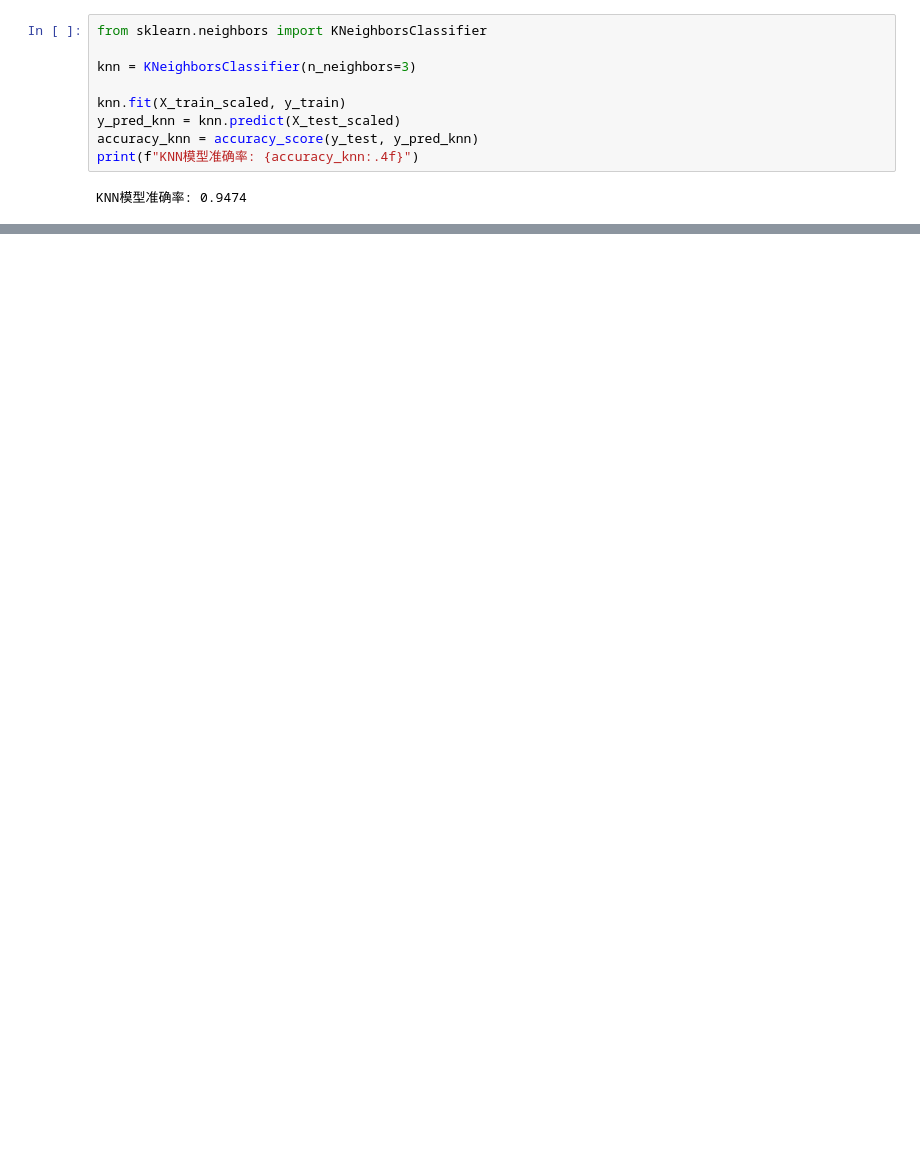
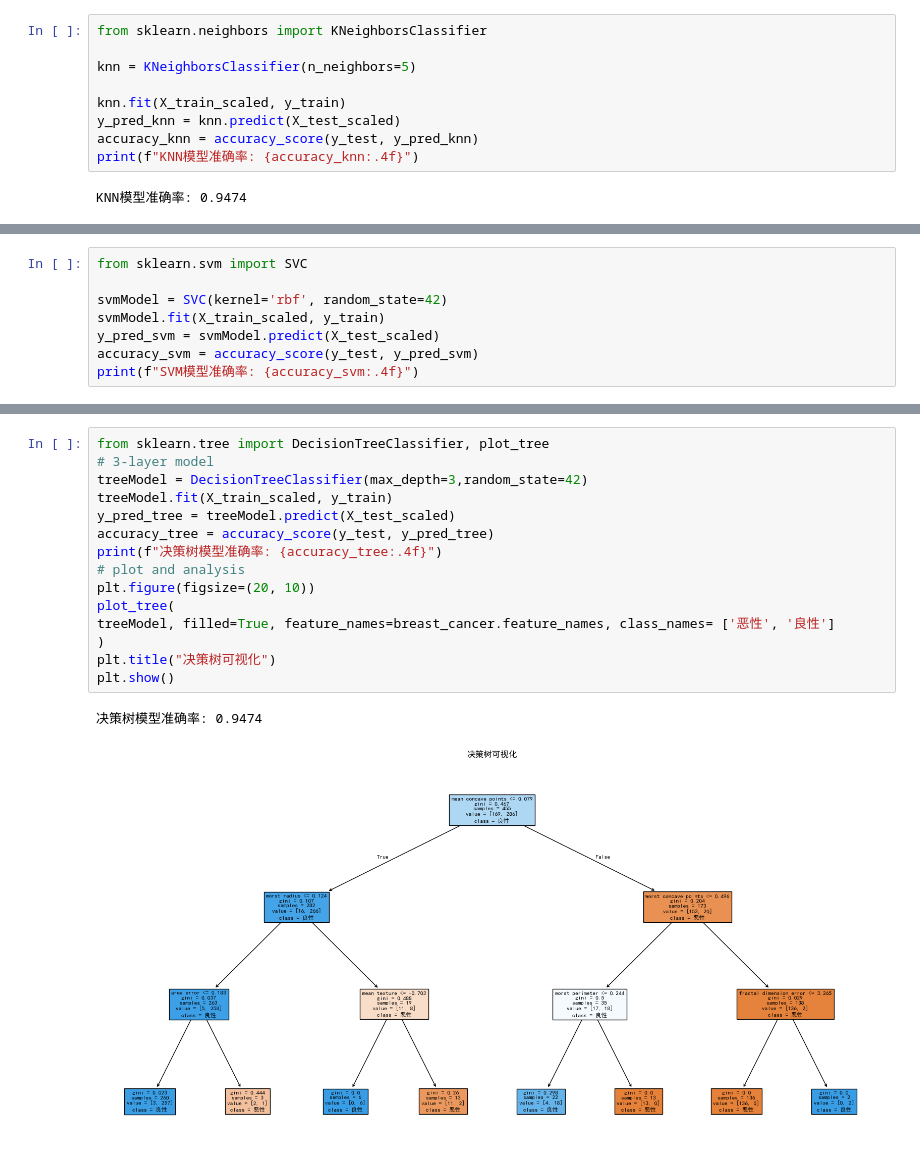
Before and after one commit to lenze374/machineLearning, a Jupyter notebook: supervised.ipynb, the cells around one changed output, grey strips where cells are left out. Cells and saved outputs as stored; diff of their text form; blank space fills up the shorter version.

```diff
--- a/supervised.ipynb
+++ b/supervised.ipynb
@@ -302,7 +315,7 @@ K近邻算法是一种基于实例的学习方法，核心思想是：对于一
 # %%
 from sklearn.neighbors import KNeighborsClassifier
 
-knn = KNeighborsClassifier(n_neighbors=3)
+knn = KNeighborsClassifier(n_neighbors=5)
 
 knn.fit(X_train_scaled, y_train)
 y_pred_knn = knn.predict(X_test_scaled)
@@ -319,0 +376,8 @@ $$
+# %%
+from sklearn.svm import SVC
+
+svmModel = SVC(kernel='rbf', random_state=42)
+svmModel.fit(X_train_scaled, y_train)
+y_pred_svm = svmModel.predict(X_test_scaled)
+accuracy_svm = accuracy_score(y_test, y_pred_svm)
+print(f"SVM模型准确率: {accuracy_svm:.4f}")
@@ -319,0 +406,18 @@ $$
+# %%
+from sklearn.tree import DecisionTreeClassifier, plot_tree
+# 3-layer model
+treeModel = DecisionTreeClassifier(max_depth=3,random_state=42)
+treeModel.fit(X_train_scaled, y_train)
+y_pred_tree = treeModel.predict(X_test_scaled)
+accuracy_tree = accuracy_score(y_test, y_pred_tree)
+print(f"决策树模型准确率: {accuracy_tree:.4f}")
+# plot and analysis
+plt.figure(figsize=(20, 10))
+plot_tree(
+treeModel, filled=True, feature_names=breast_cancer.feature_names, class_names= ['恶性', '良性']
+)
+plt.title("决策树可视化")
+plt.show()
+# %% [output]
+决策树模型准确率: 0.9474
+[figure, added]
```
Also changed, not shown: parts of 8 cells of this notebook.
